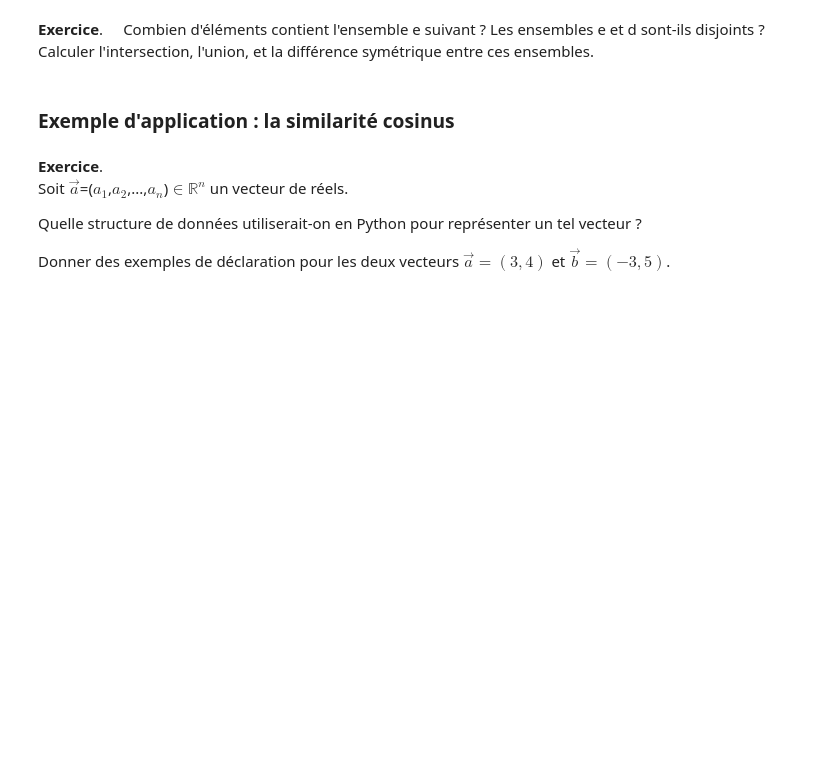
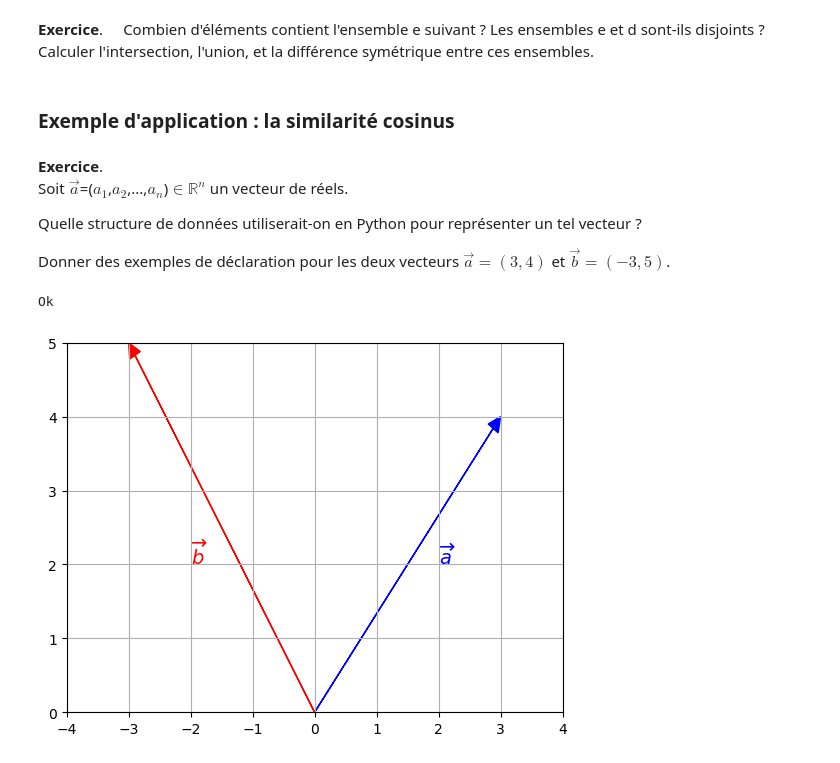
Before and after one commit to fadibadra/m1, a Jupyter notebook: seance_1_rappels/1.1 Le modèle de données de Python.ipynb, the cells around one changed output. Drawn from its saved outputs; the diff is of its cells as text; code cells hidden in the pictures; blank space fills up the shorter version.

Commit message:
avec 1.1 modifie

```diff
--- a/seance_1_rappels/1.1 Le modèle de données de Python.ipynb
+++ b/seance_1_rappels/1.1 Le modèle de données de Python.ipynb
@@ -269,38 +279,40 @@ et
  $\overrightarrow{b}=(-3,5)$.
 # %%
 import matplotlib.pyplot as plt
-import numpy as np
 import math
 
-# DEBUT : à modifier par l'étudiant
+# <- completer ici
 # a = ...
 # b = ...
-pass
-# FIN : à modifier par l'étudiant
+a = (3,4)
+b = (-3,5)
 
 # --------- tests -------- #
 try:
     assert a is not None, 'Erreur : a ne doit pas être nul'
     assert b is not None, 'Erreur : b ne doit pas être nul'
     assert len(a)==2, 'Erreur : le vecteur a doit contenir 2 éléments.'
     assert len(b)==2, 'Erreur : le vecteur a doit contenir 2 éléments.'
     print("Ok")
     hl=0.2
     hw=0.2
 
     def norm(u):
         return math.sqrt(u[0]**2+u[1]**2)
 
     ax = plt.axes()
     ax.arrow(0, 0, a[0]*(norm(a)-hl)/norm(a), a[1]*(norm(a)-hl)/norm(a), head_width=hw, head_length=hl, fc='blue', ec='blue')
     ax.annotate(r'$\overrightarrow{a}$', (2,2),fontsize=14,color='blue')
     ax.arrow(0, 0, b[0]*(norm(b)-hl)/norm(b), b[1]*(norm(b)-hl)/norm(b), head_width=hw, head_length=hl, fc='red', ec='red')
     ax.annotate(r'$\overrightarrow{b}$', (-2,2),fontsize=14,color='red')
     plt.grid()
 
     plt.xlim(-4,4)
     plt.ylim(0,5)
     plt.show()
 
 except AssertionError as e:
     print(e)
+# %% [output]
+Ok
+[figure, added]
```
Also changed, not shown: parts of 39 cells of this notebook, 3 other files.
